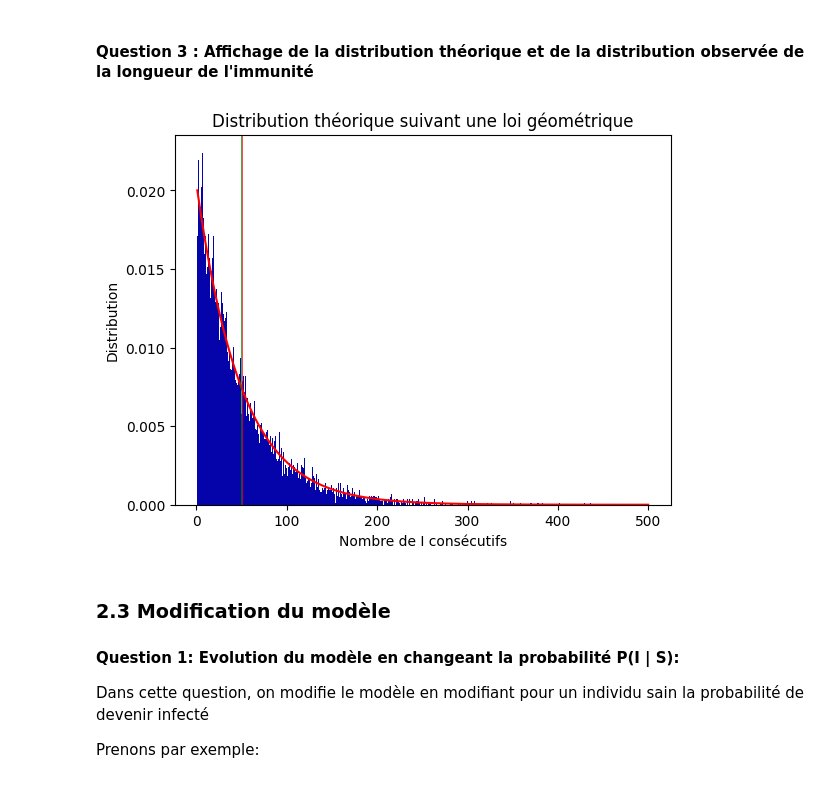
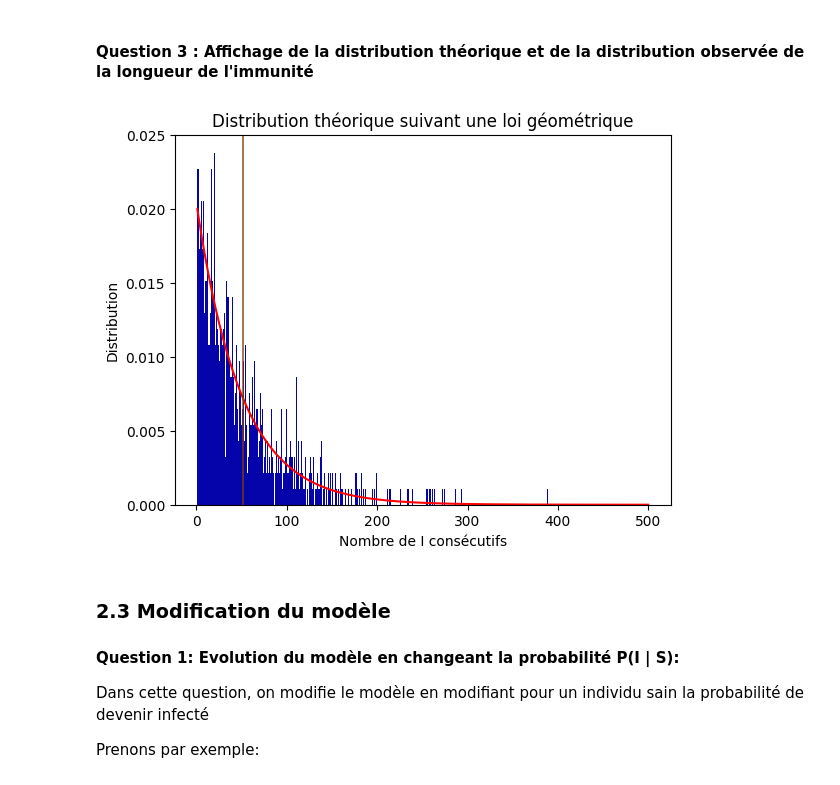
Before and after one commit to maelodie/markov, a Jupyter notebook: markov.ipynb, the cells around one changed output. Saved outputs shown, nothing was run; the diff lists cells and outputs as text; code cells hidden in the pictures.

```diff
--- a/markov.ipynb
+++ b/markov.ipynb
@@ -472,30 +518,16 @@ $Longueur moyenne = 1/0.02 = 50$
 # %% [markdown]
 #### Question 3 : Affichage de la distribution théorique et de la distribution observée de la longueur de l'immunité
 # %%
-def geometrique(p, k):
-    return (1 - p)**(k - 1) * p
-
-def courbe_dist_theorique(temps):
-    list_distribution = [geometrique(0.02,k) for k in range(1,temps+1)]
-    x = np.arange(1,len(list_distribution)+1)
-    y = list_distribution
-    plt.plot(x, y, color='red')
-    plt.axvline(50, color='r', linewidth=0.5, label="Moyenne théorique de la longueur de l'immunité") #moyenne théorique
-
-    plt.title('Distribution théorique suivant une loi géométrique')
-    plt.xlabel('Nombre de I consécutifs')
-    plt.ylabel("Distribution")
-
 def courbe_dist_observee(nb_individus, temps):
     moyenne ,occurrences = longueur_R_obs(nb_individus, temps)
     plt.axvline(moyenne, color='g', linewidth=0.5, label="Moyenne observée de la longueur de l'immunité") #moyenne observée
     plt.hist(occurrences, bins=max(occurrences), density=True, color='#0504aa')
 
 #On effectue des distributions sur des populations de grandeur élevée pour pouvoir comparer les deux distributions
-courbe_dist_theorique(500)  #distribution théorique
-courbe_dist_observee(150, 5000) #distribution observée
+courbe_dist_theorique(500, 0.02)  #distribution théorique
+courbe_dist_observee(150, 500) #distribution observée
 # %% [output]
-[figure, old version]
+[figure, new version]
 # %% [markdown]
 ### 2.3 Modification du modèle
 
```
Also changed, not shown: parts of 16 cells of this notebook.
